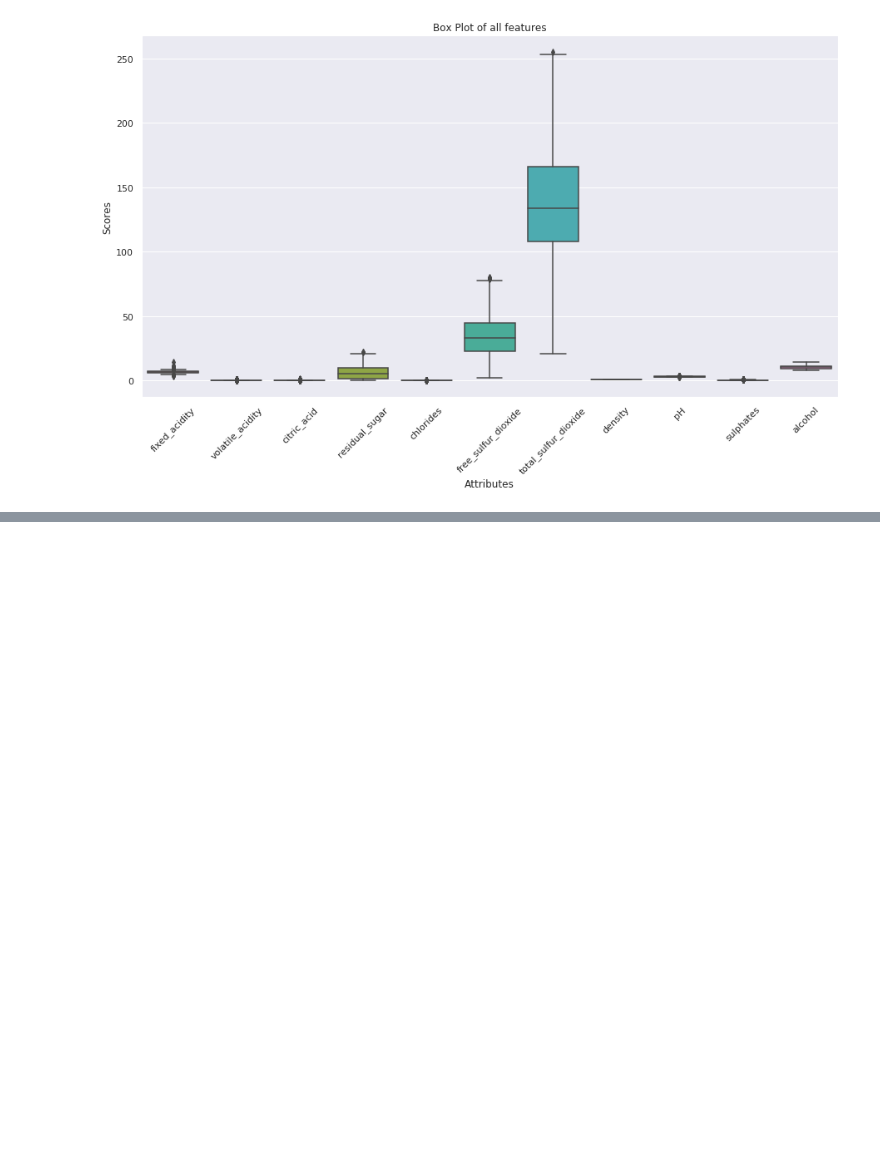
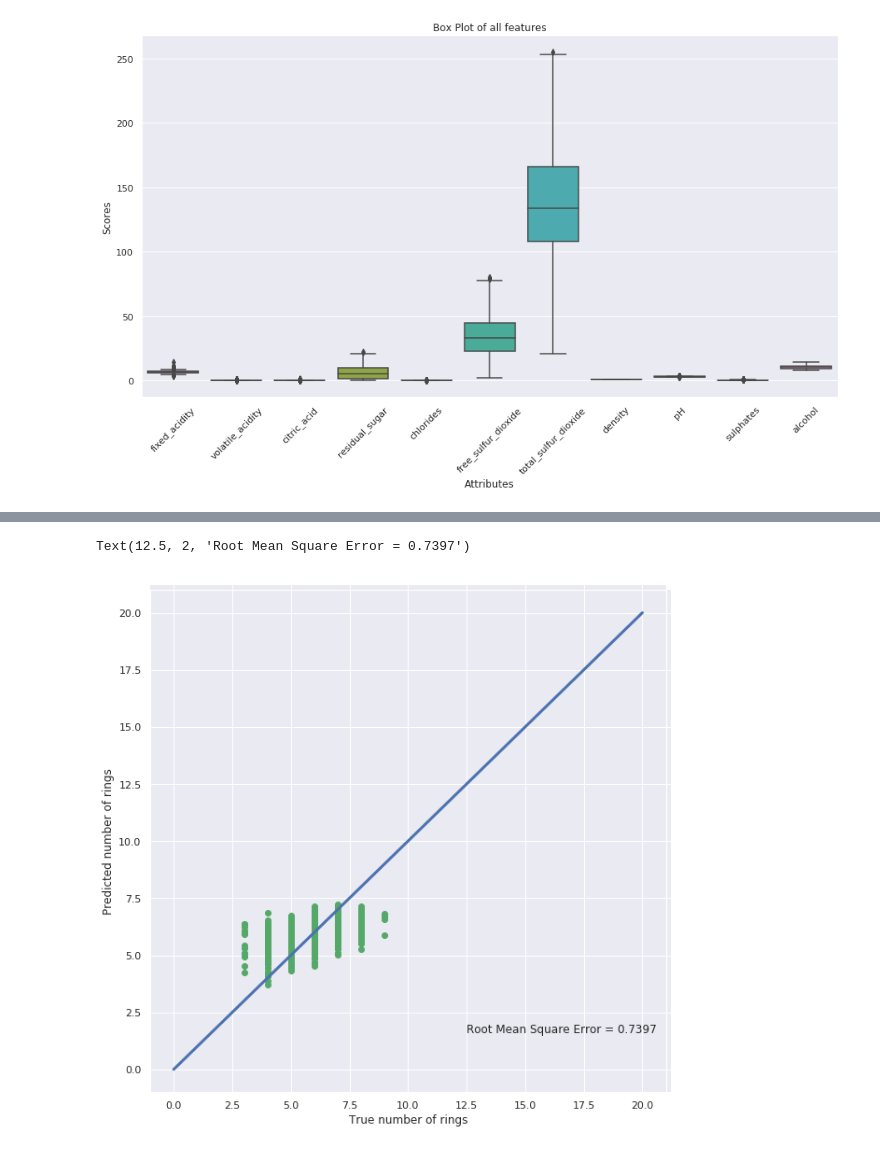
Before and after one commit to el-davo/machine-learning-assignment-2, a Jupyter notebook: main.ipynb, the cells around one changed output, grey strips where cells are left out. Drawn from its saved outputs; the diff is of its cells as text; code cells hidden in the pictures; blank space fills up the shorter version.

```diff
--- a/main.ipynb
+++ b/main.ipynb
@@ -246,0 +287,11 @@ plt.setp(ax.get_xticklabels(), rotation=45)
+# %%
+grid  = sns.JointGrid(y, yhat, space=0, height=10, ratio=100)
+ax = grid.plot_joint(plt.scatter, color="g")
+plt.plot([0, 20], [0, 20], linewidth=3)
+
+plt.xlabel('True number of rings')
+plt.ylabel('Predicted number of rings')
+plt.text(12.5, 2,"Root Mean Square Error = %.4g" % rmse, ha='left', va='top')
+# %% [output]
+Text(12.5, 2, 'Root Mean Square Error = 0.7397')
+[figure, added]
```
Also changed, not shown: parts of 7 cells of this notebook.
